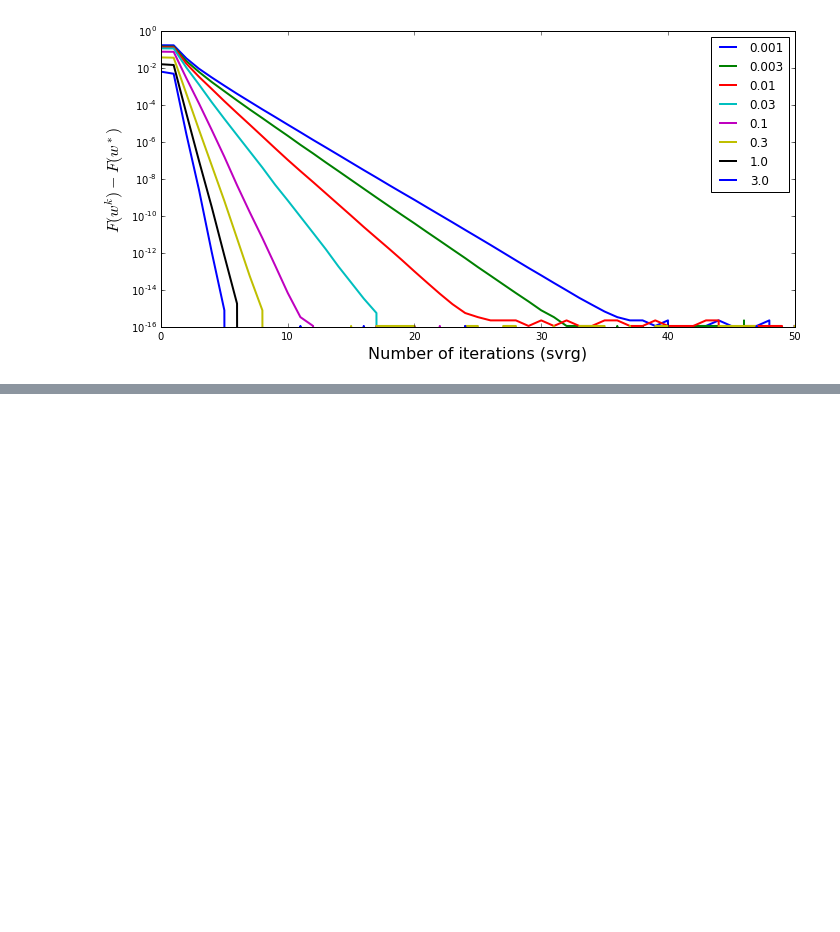
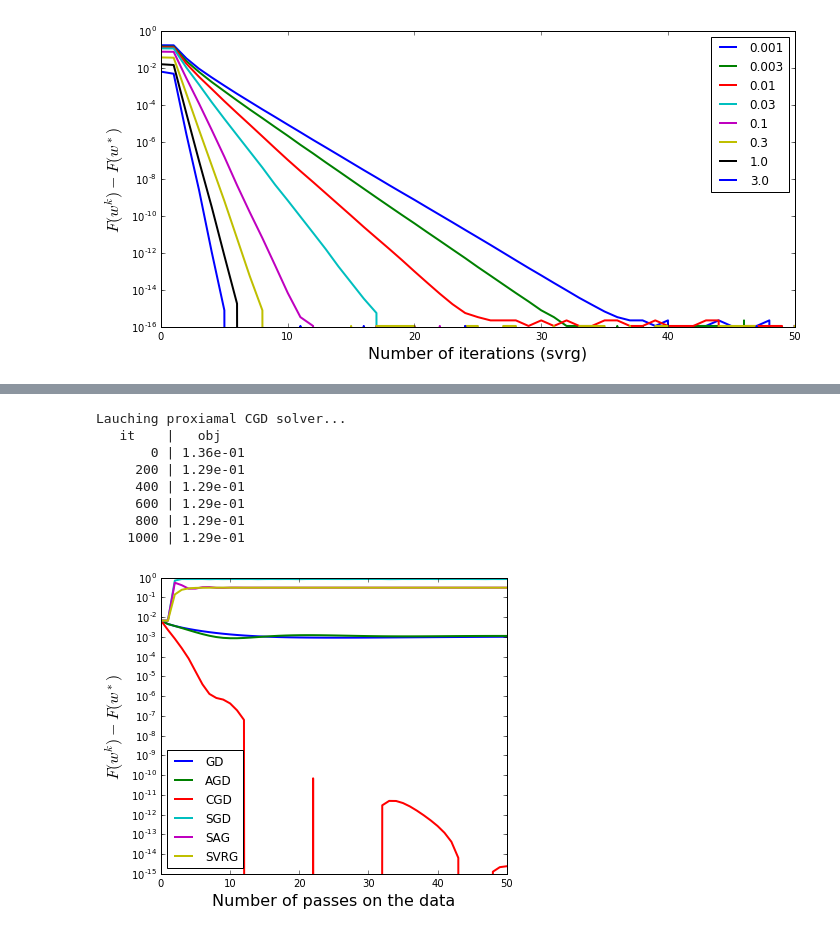
Before and after one commit to vovanhuy/ml2, a Jupyter notebook: tp.ipynb, the cells around one changed output, grey strips where cells are left out. Cells and saved outputs as stored; diff of their text form; code cells hidden in the pictures; blank space fills up the shorter version.

```diff
--- a/tp.ipynb
+++ b/tp.ipynb
@@ -1207,0 +1261,17 @@ q3_test_logisitc(50)
+# %%
+def prox_cgd(model, w0, n_iter, callback, verbose=True):
+    """Coordinate gradient descent
+    """
+    w = w0.copy()
+    n_features = model.n_features
+    steps = 1 / model.lip_coordinates()
+    if verbose:
+        print("Lauching proxiamal CGD solver...")
+    callback(w)
+    for k in range(n_iter + 1):
+        ### TODO
+        for component in range(n_features):
+            w[component] =  proximal(np.array([w[component]]) - steps[component]*model.grad_coordinate(component, w), model.strength)[0]
+        ### END TODO
+        callback(w)
+    return w
@@ -1207,0 +1385,33 @@ q3_test_logisitc(50)
+# %%
+callbacks = [callback_gd, callback_agd, callback_cgd, callback_sgd,
+             callback_sag, callback_svrg]
+names = ["GD", "AGD", "CGD", "SGD", "SAG", "SVRG"]
+
+callback_long = inspector(model, n_iter=1000, verbose=True)
+w_cgd = prox_cgd(model, w0, n_iter=1000, callback=callback_long, verbose=True)
+obj_min = callback_long.objectives[-1]
+
+plt.figure(figsize=(6, 5))
+plt.yscale("log")
+
+for callback, name in zip(callbacks, names):
+    objectives = np.array(callback.objectives)
+    objectives_dist = objectives - obj_min
+    plt.plot(objectives_dist, label=name, lw=2)
+
+plt.tight_layout()
+plt.xlim((0, n_iter))
+plt.xlabel("Number of passes on the data", fontsize=16)
+plt.ylabel(r"$F(w^k) - F(w^*)$", fontsize=16)
+plt.legend(loc='lower left')
+plt.tight_layout()
+# %% [output]
+Lauching proxiamal CGD solver...
+   it    |   obj
+       0 | 1.36e-01
+     200 | 1.29e-01
+     400 | 1.29e-01
+     600 | 1.29e-01
+     800 | 1.29e-01
+    1000 | 1.29e-01
+[figure, added]
```
Also changed, not shown: parts of 14 cells of this notebook.
